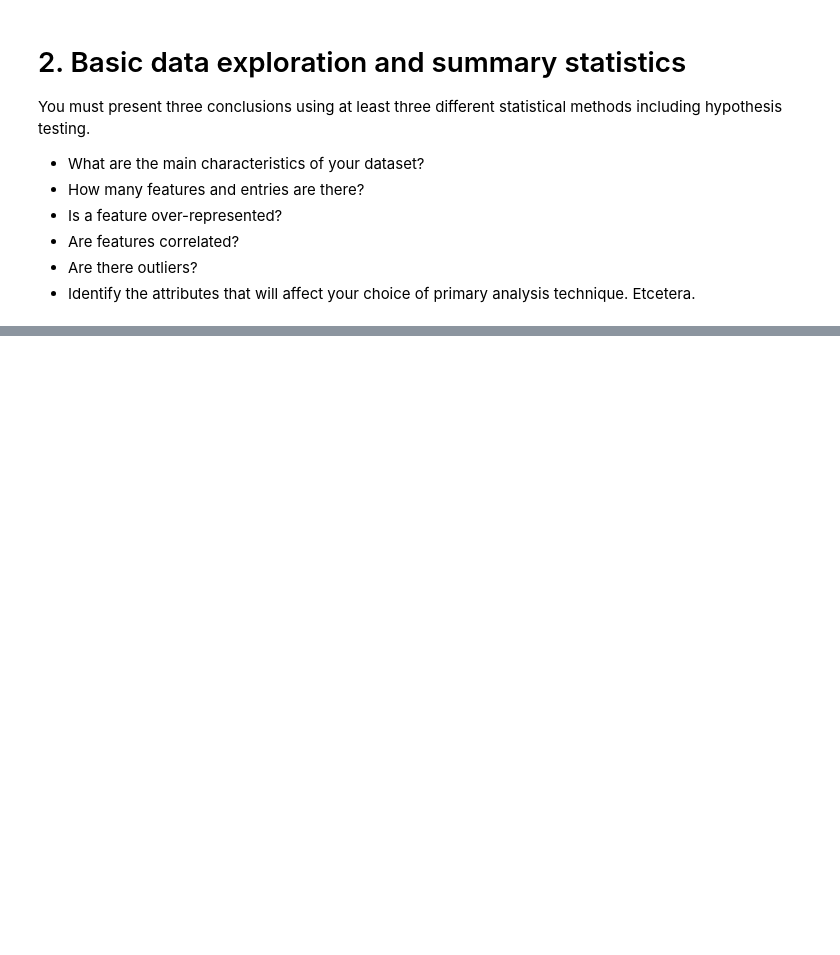
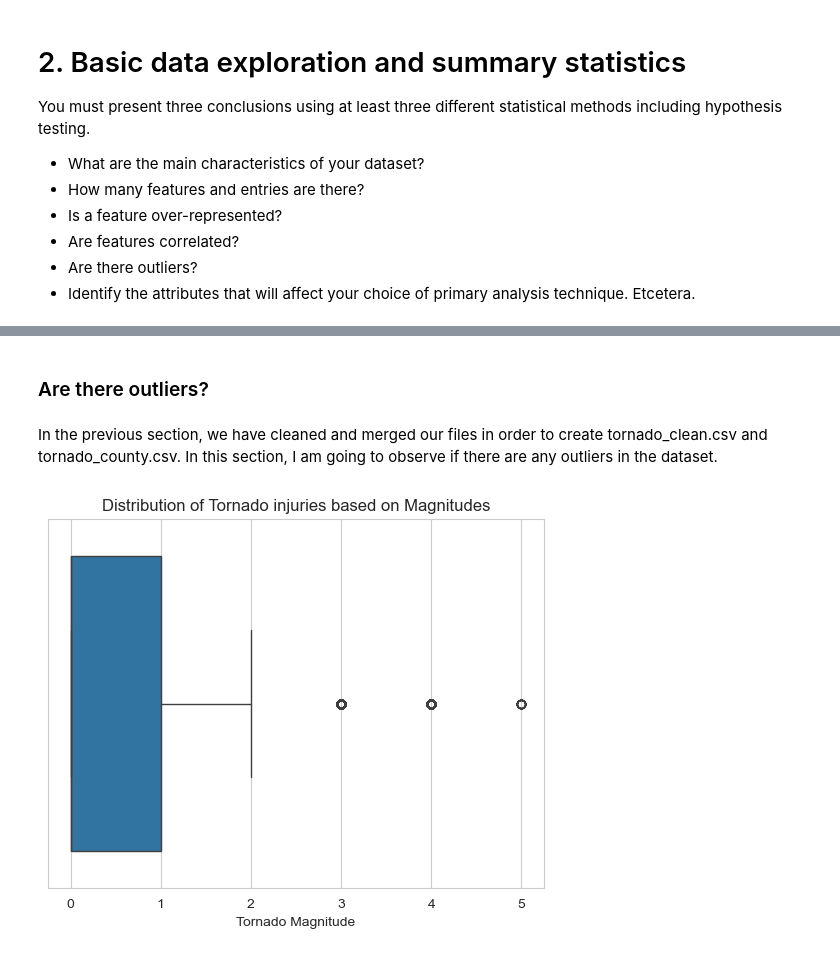
Before and after one commit to hbingley/DangerousTornadoes, a Jupyter notebook: Project_Checkpoint_2.ipynb, the cells around one changed output, grey strips where cells are left out. Drawn from its saved outputs; the diff is of its cells as text; code cells hidden in the pictures; blank space fills up the shorter version.

```diff
--- a/Project_Checkpoint_2.ipynb
+++ b/Project_Checkpoint_2.ipynb
@@ -674,0 +701,3 @@ You must present three conclusions using at least three different statistical me
+# %%
+tornados_df = pd.read_csv('data/tornado_clean.csv')
+county_df = pd.read_csv('data/tornado_county.csv')
@@ -674,0 +724,15 @@ You must present three conclusions using at least three different statistical me
+# %% [markdown]
+### Are there outliers?
+# %% [markdown]
+In the previous section, we have cleaned and merged our files in order to create tornado_clean.csv and tornado_county.csv. In this section, I am going to observe if there are any outliers in the dataset.
+# %%
+# Looking at the distribution of magnitude of tornados
+sns.set_style("whitegrid")
+sns.boxplot(x=tornados_df['mag'])
+
+plt.xlabel("Tornado Magnitude")
+plt.title("Distribution of Tornado injuries based on Magnitudes")
+
+plt.show()
+# %% [output]
+[figure, added]
```
Also changed, not shown: parts of 15 cells of this notebook.
